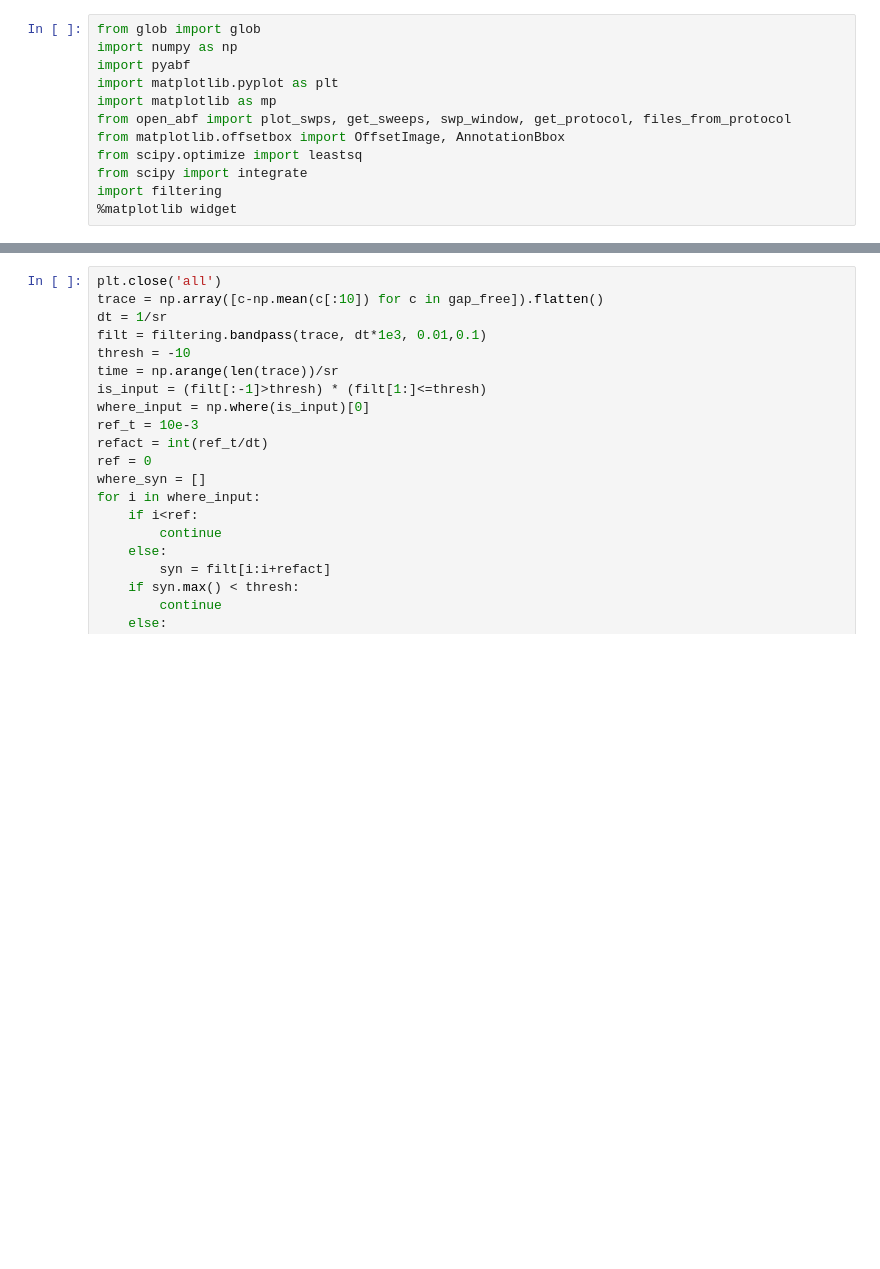
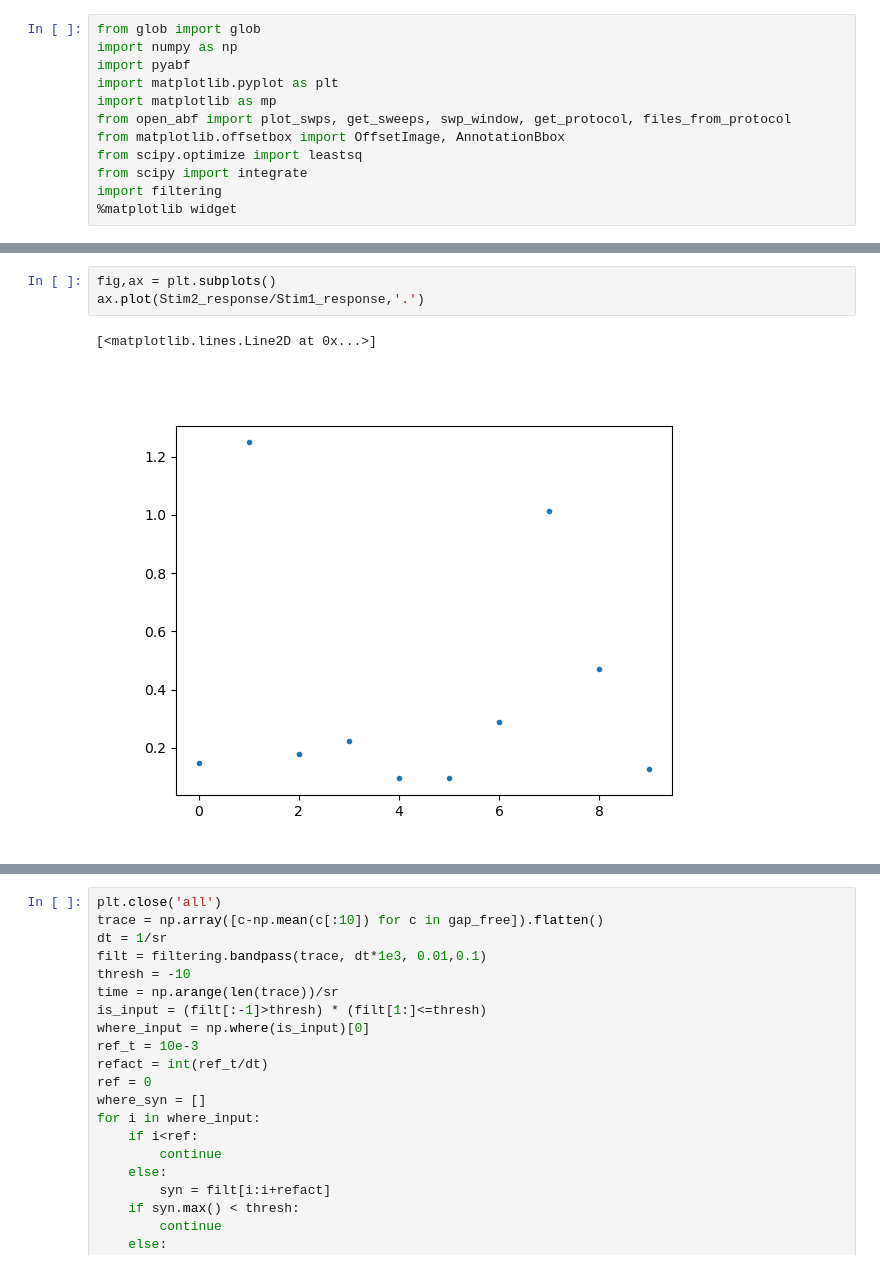
Before and after one commit to afmontarras/CSHL, a Jupyter notebook: Synaptic_current-FELIX.ipynb, the cells around one changed output, grey strips where cells are left out. Saved outputs shown, nothing was run; the diff lists cells and outputs as text; blank space fills up the shorter version.

```diff
--- a/Synaptic_current-FELIX.ipynb
+++ b/Synaptic_current-FELIX.ipynb
@@ -88,0 +94,6 @@ v*10
+# %%
+fig,ax = plt.subplots()
+ax.plot(Stim2_response/Stim1_response,'.')
+# %% [output]
+[<matplotlib.lines.Line2D at 0x...>]
+[figure, added]
```
Also changed, not shown: parts of 13 cells of this notebook, 1 other file.
